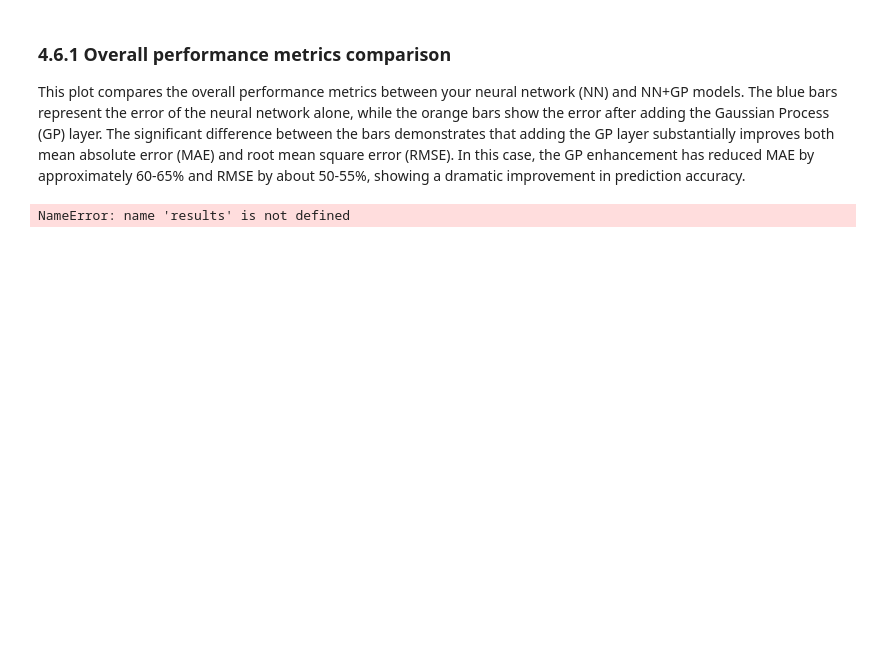
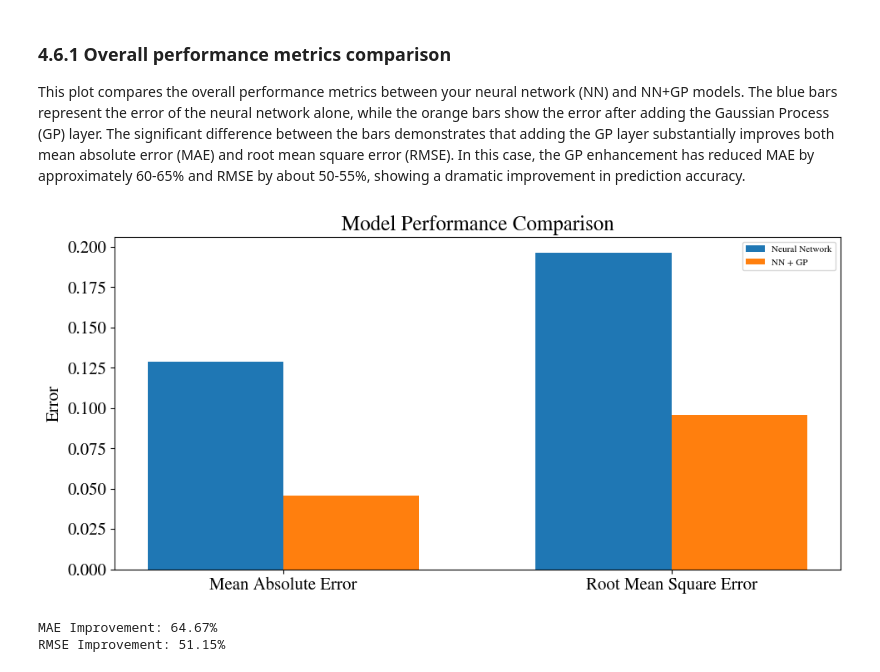
Before and after one commit to JuanPalaciosGodoy/climate-ml-project2-parametrization-group2, a Jupyter notebook: Group-2/Project2-Parameterization/notebooks/Project2_FinalNotebook.ipynb, the cells around one changed output. Saved outputs shown, nothing was run; the diff lists cells and outputs as text; code cells hidden in the pictures; blank space fills up the shorter version.

```diff
--- a/Group-2/Project2-Parameterization/notebooks/Project2_FinalNotebook.ipynb
+++ b/Group-2/Project2-Parameterization/notebooks/Project2_FinalNotebook.ipynb
@@ -550,8 +550,12 @@ for i in range(num_levels):
+# %%
+results = compare_models(model, gp_models, likelihoods, valid_x, valid_y, k_mean, k_std)
 # %% [markdown]
 ### 4.6.1 Overall performance metrics comparison
 
 This plot compares the overall performance metrics between your neural network (NN) and NN+GP models. The blue bars represent the error of the neural network alone, while the orange bars show the error after adding the Gaussian Process (GP) layer. The significant difference between the bars demonstrates that adding the GP layer substantially improves both mean absolute error (MAE) and root mean square error (RMSE). In this case, the GP enhancement has reduced MAE by approximately 60-65% and RMSE by about 50-55%, showing a dramatic improvement in prediction accuracy.
 # %%
-plot_error_by_level(results)
+plot_performance_metrics(results)
 # %% [output]
+[figure, added]
-NameError: name 'results' is not defined
+MAE Improvement: 64.67%
+RMSE Improvement: 51.15%
```
Also changed, not shown: parts of 44 cells of this notebook, 1 other file.
